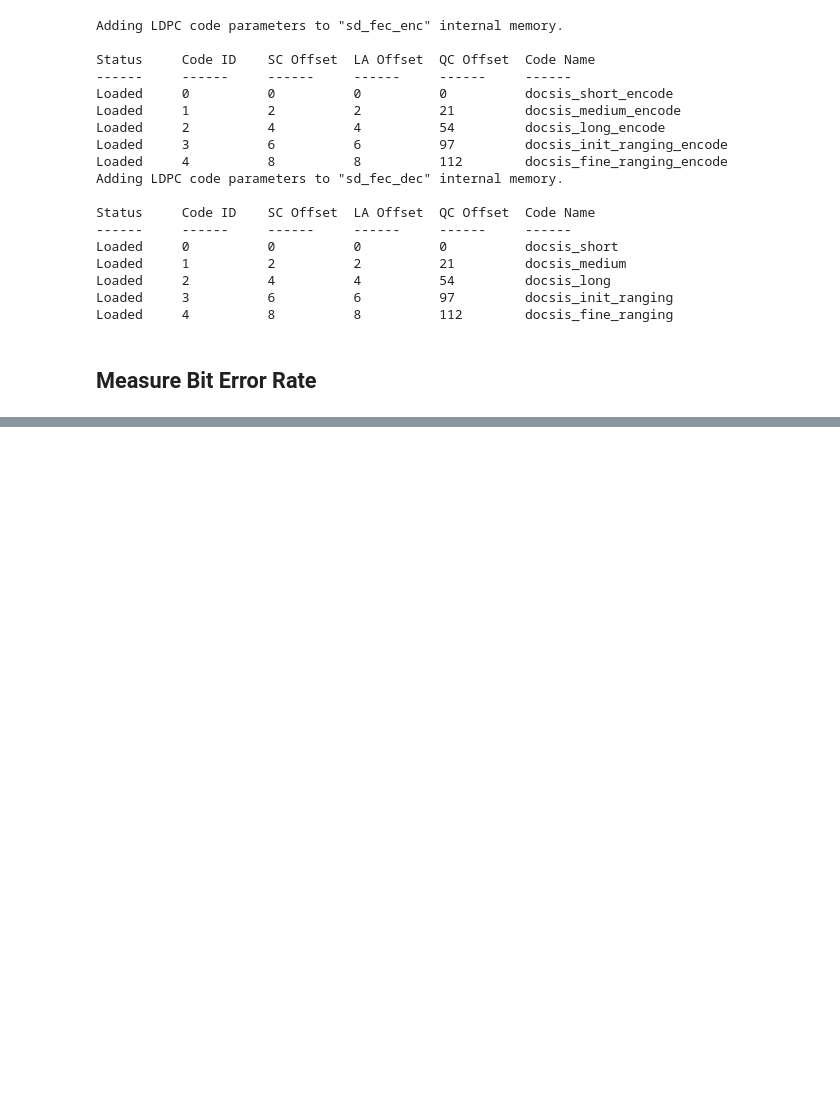
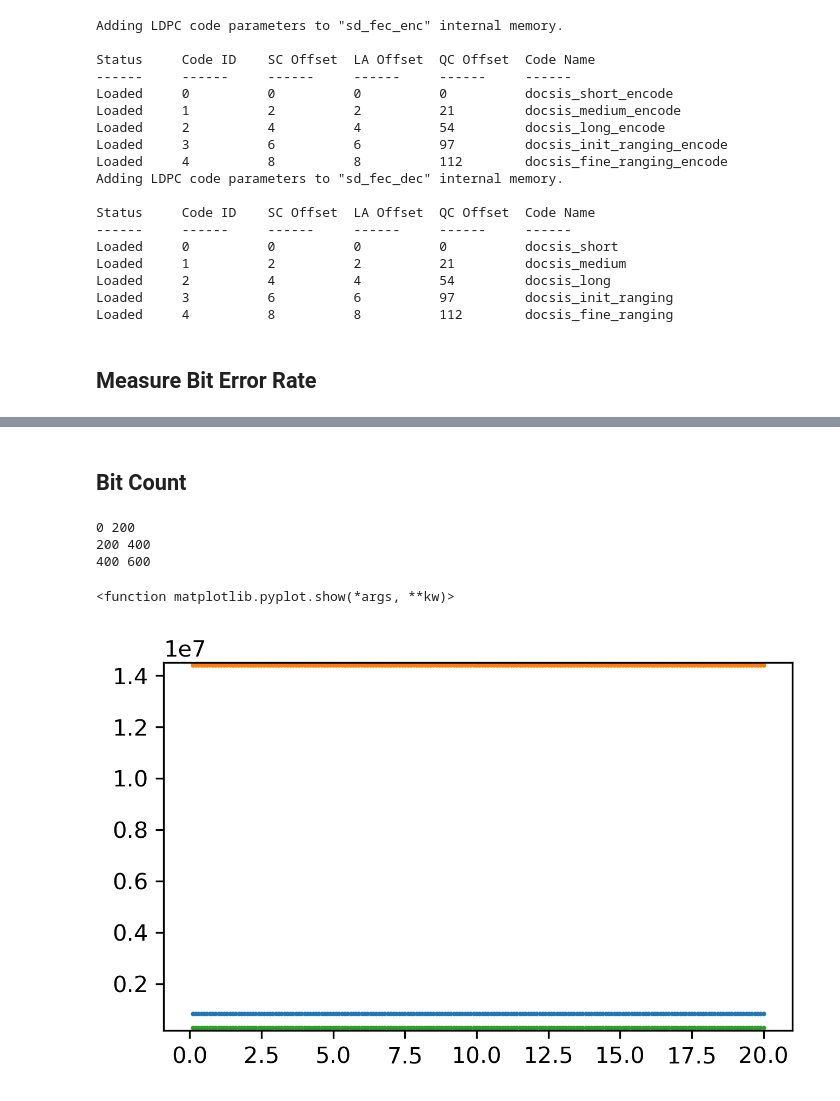
Before and after one commit to strath-sdr/rfsoc_sdfec, a Jupyter notebook: boards/ZCU111/notebooks/05_fec_bit_error_analysis_hw.ipynb, the cells around one changed output, grey strips where cells are left out. Saved outputs shown, nothing was run; the diff lists cells and outputs as text; code cells hidden in the pictures; blank space fills up the shorter version.

```diff
--- a/boards/ZCU111/notebooks/05_fec_bit_error_analysis_hw.ipynb
+++ b/boards/ZCU111/notebooks/05_fec_bit_error_analysis_hw.ipynb
@@ -110,0 +277,21 @@ plt.show
+# %% [markdown]
+## Bit Count
+# %%
+R = len(codes)
+L = len(bit_count)
+for i in range(R):
+    start = int(i*(L/R))
+    end = int(((i+1)*(L/R)))
+    print(start, end)
+    plt.scatter(SNRs, bit_count[start:end], s=1)
+
+plt.ylim(top = max(bit_count) + 100000, bottom = min(bit_count)-100000)
+plt.rcParams['figure.figsize'] = [5, 3]
+plt.rcParams['figure.dpi'] = 300
+plt.show
+# %% [output]
+0 200
+200 400
+400 600
+<function matplotlib.pyplot.show(*args, **kw)>
+[figure, added]
```
Also changed, not shown: parts of 12 cells of this notebook, 36 other files.
